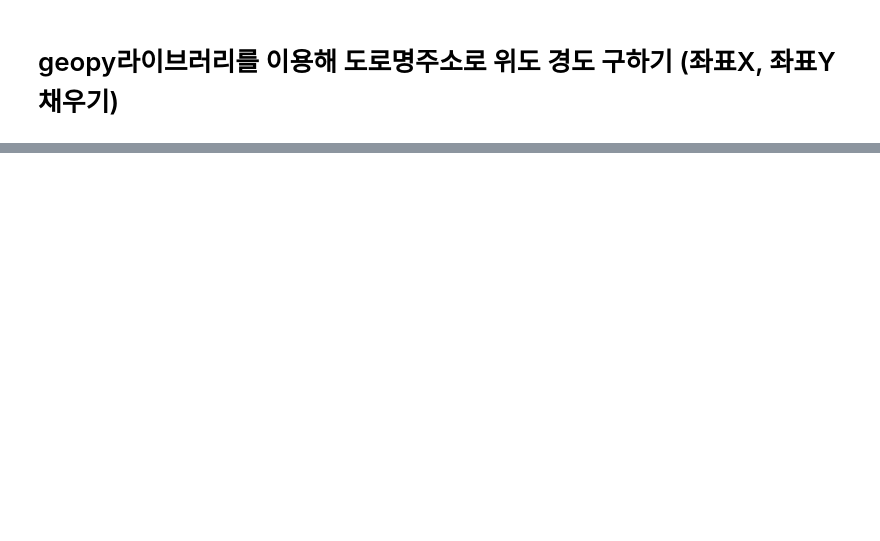
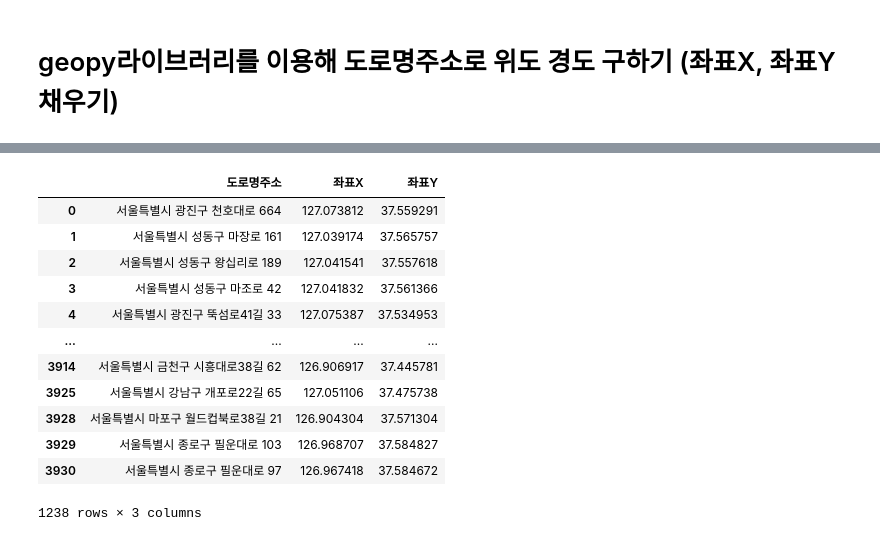
Before and after one commit to ch-hee/upstage-ml-regression-05, a Jupyter notebook: changhee/create_dataframe.ipynb, the cells around one changed output, grey strips where cells are left out. Cells and saved outputs as stored; diff of their text form; code cells hidden in the pictures; blank space fills up the shorter version.

```diff
--- a/changhee/create_dataframe.ipynb
+++ b/changhee/create_dataframe.ipynb
@@ -484,0 +229,3 @@ df_train.to_csv('../new_train3.csv', index=False)
+# %%
+df_school_info = pd.read_csv('../seoul_school_info.csv', encoding='cp949')
+df_school_info
@@ -484,0 +246,3 @@ df_train.to_csv('../new_train3.csv', index=False)
+# %%
+school_address = df_school_info['도로명주소'].drop_duplicates()
+school_address
@@ -484,0 +262,21 @@ df_train.to_csv('../new_train3.csv', index=False)
+# %%
+school_loc = school_address.apply(geocoding)
+# %%
+school_loc = school_loc.apply(pd.Series)
+school_loc.columns = ["좌표X", "좌표Y"]
+df_school_loc = pd.concat([school_address, school_loc], axis=1)
+df_school_loc
+# %% [output]
+|  | 도로명주소 | 좌표X | 좌표Y |
+| 0 | 서울특별시 광진구 천호대로 664 | 127.073812 | 37.559291 |
+| 1 | 서울특별시 성동구 마장로 161 | 127.039174 | 37.565757 |
+| 2 | 서울특별시 성동구 왕십리로 189 | 127.041541 | 37.557618 |
+| 3 | 서울특별시 성동구 마조로 42 | 127.041832 | 37.561366 |
+| 4 | 서울특별시 광진구 뚝섬로41길 33 | 127.075387 | 37.534953 |
+| ... | ... | ... | ... |
+| 3914 | 서울특별시 금천구 시흥대로38길 62 | 126.906917 | 37.445781 |
+| 3925 | 서울특별시 강남구 개포로22길 65 | 127.051106 | 37.475738 |
+| 3928 | 서울특별시 마포구 월드컵북로38길 21 | 126.904304 | 37.571304 |
+| 3929 | 서울특별시 종로구 필운대로 103 | 126.968707 | 37.584827 |
+| 3930 | 서울특별시 종로구 필운대로 97 | 126.967418 | 37.584672 |
+1238 rows × 3 columns
```
Also changed, not shown: parts of 110 cells of this notebook.
